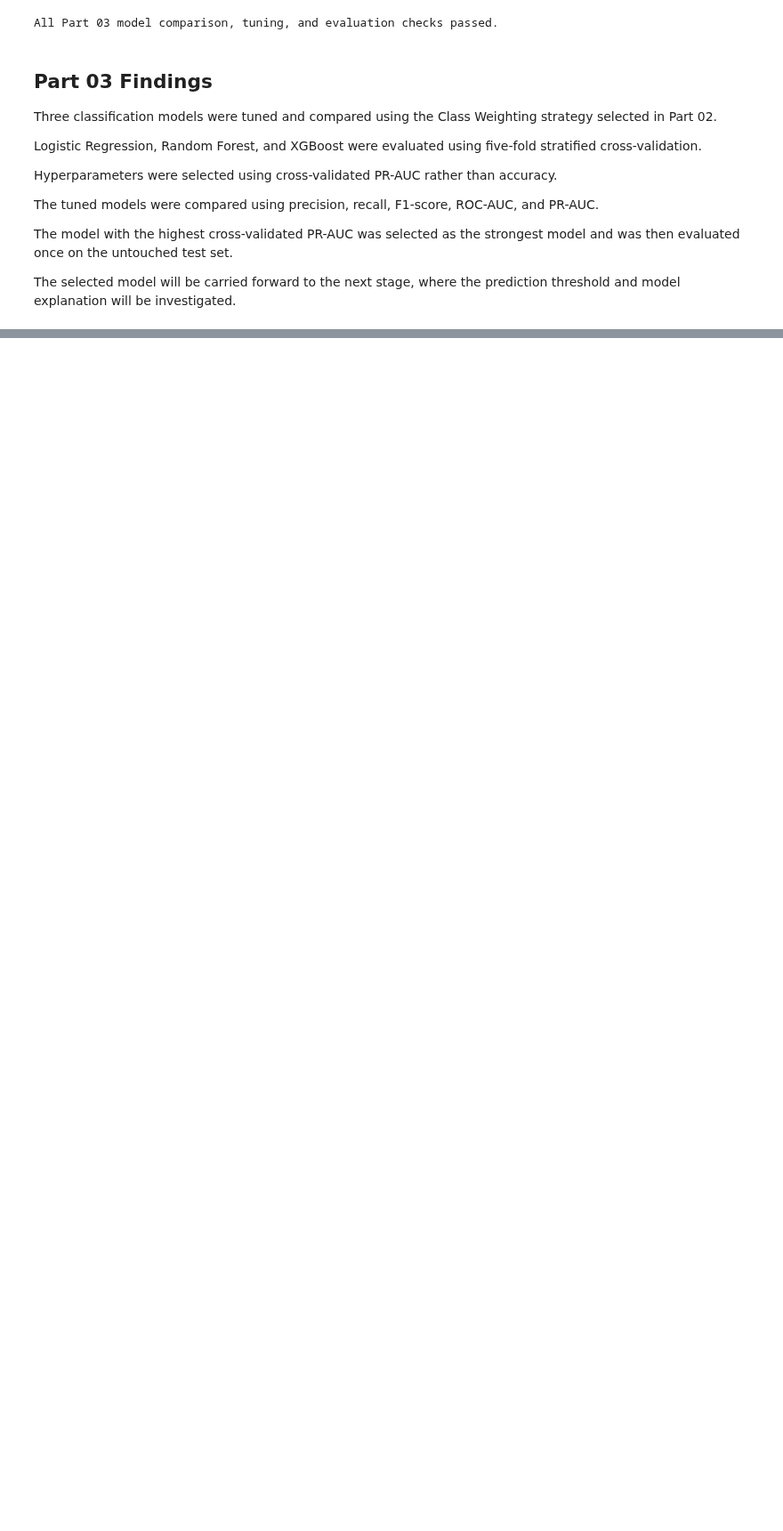
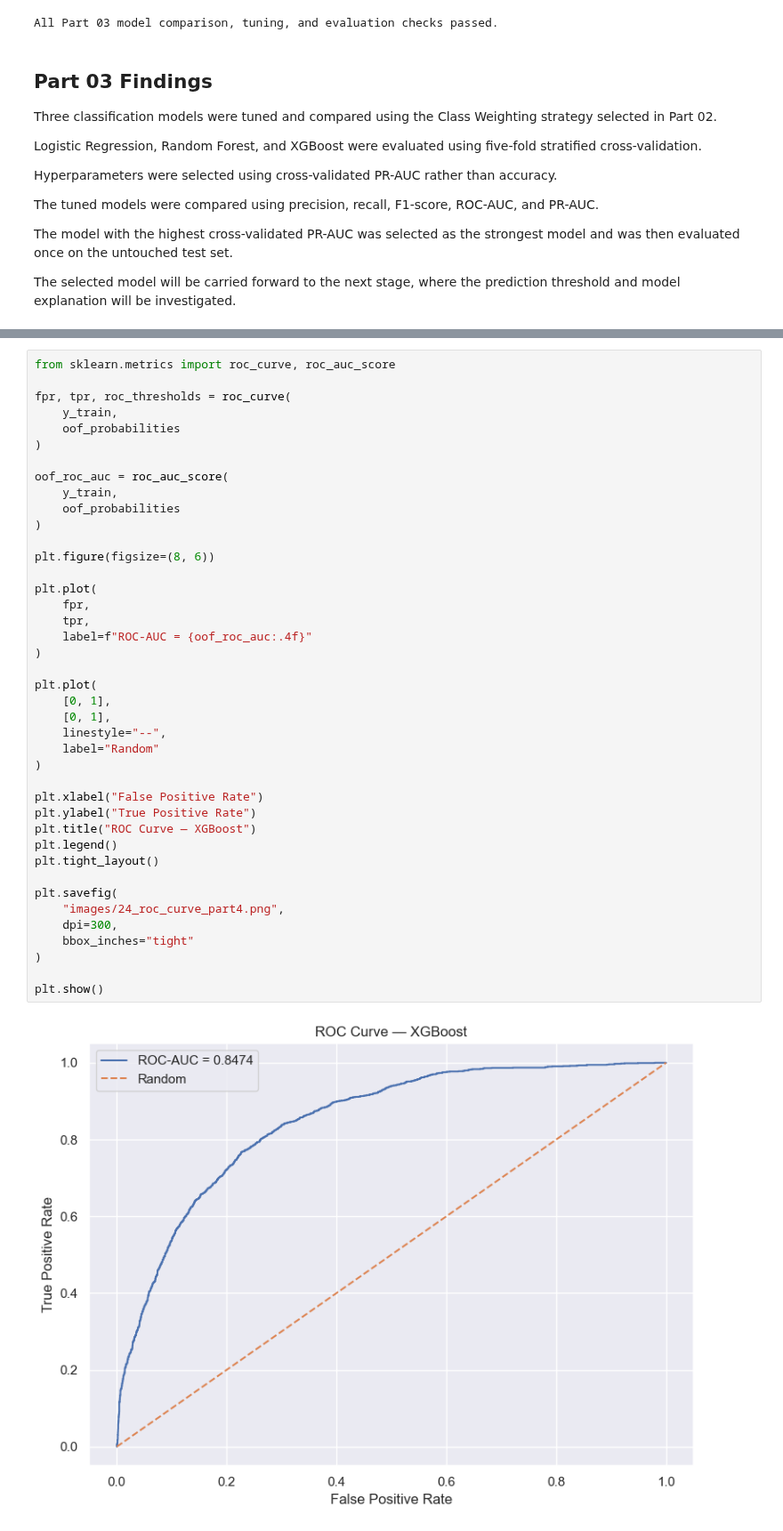
Before and after one commit to francisparwez/telco-customer-churn, a Jupyter notebook: Telco_Churn.ipynb, the cells around one changed output, grey strips where cells are left out. Shown at 89% size. Saved outputs shown, nothing was run; the diff lists cells and outputs as text; blank space fills up the shorter version.

```diff
--- a/Telco_Churn.ipynb
+++ b/Telco_Churn.ipynb
@@ -2931,0 +3275,43 @@ The selected model will be carried forward to the next stage, where the predicti
+# %%
+from sklearn.metrics import roc_curve, roc_auc_score
+
+fpr, tpr, roc_thresholds = roc_curve(
+    y_train,
+    oof_probabilities
+)
+
+oof_roc_auc = roc_auc_score(
+    y_train,
+    oof_probabilities
+)
+
+plt.figure(figsize=(8, 6))
+
+plt.plot(
+    fpr,
+    tpr,
+    label=f"ROC-AUC = {oof_roc_auc:.4f}"
+)
+
+plt.plot(
+    [0, 1],
+    [0, 1],
+    linestyle="--",
+    label="Random"
+)
+
+plt.xlabel("False Positive Rate")
+plt.ylabel("True Positive Rate")
+plt.title("ROC Curve — XGBoost")
+plt.legend()
+plt.tight_layout()
+
+plt.savefig(
+    "images/24_roc_curve_part4.png",
+    dpi=300,
+    bbox_inches="tight"
+)
+
+plt.show()
+# %% [output]
+[figure, added]
```
Also changed, not shown: parts of 28 cells of this notebook, 7 other files.
